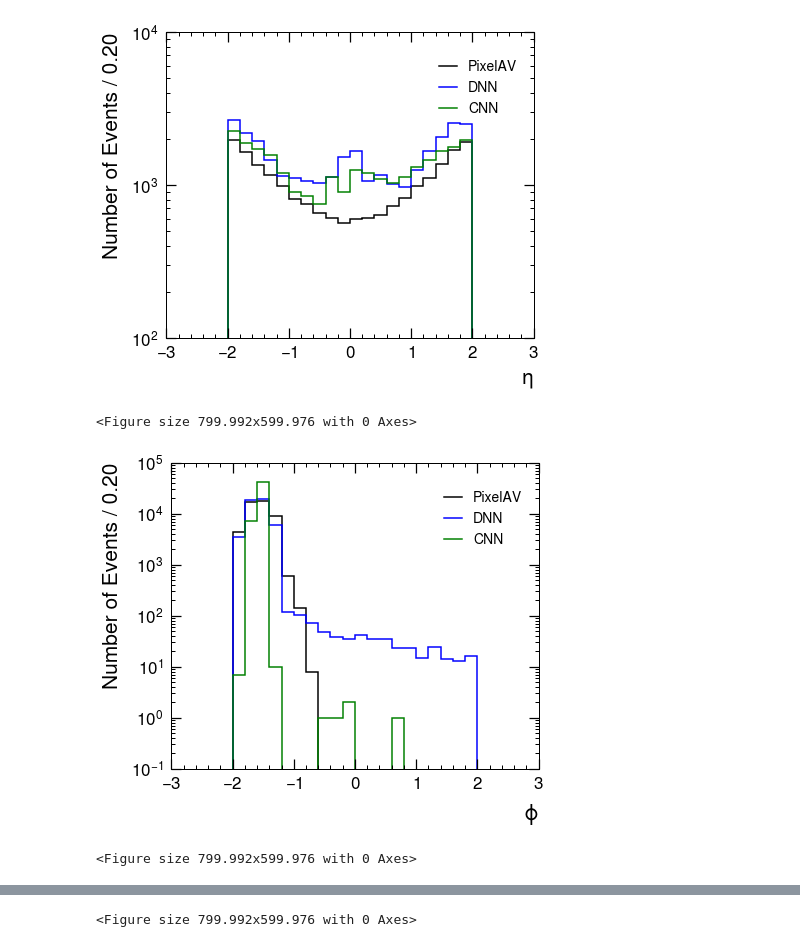
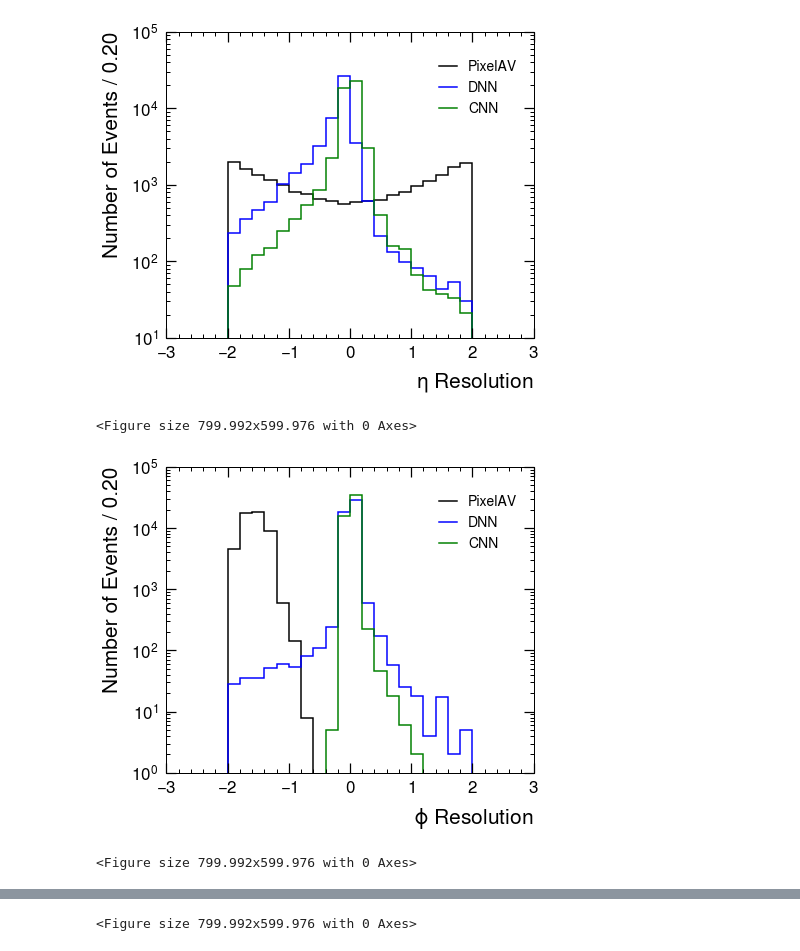
Before and after one commit to kdp-lab/smartpix, a Jupyter notebook: dnn/Plot Resolutions.ipynb, the cells around one changed output, grey strips where cells are left out. Saved outputs shown, nothing was run; the diff lists cells and outputs as text; code cells hidden in the pictures.

Commit message:
testing cnn resolutions

```diff
--- a/dnn/Plot Resolutions.ipynb
+++ b/dnn/Plot Resolutions.ipynb
@@ -46,7 +46,7 @@ models = {
         "color" : "blue",
     },
     "CNN" : {
-        "inFileName" : "/home/abadea/smartpix/cnn/checkpoints/training_2023.11.15.22.39.10/evaluation_results.h5",
+        "inFileName" : "/home/abadea/smartpix/cnn/checkpoints/training_2023.11.16.00.13.37/evaluation_results.h5",
         "color" : "green",
     }
 }
@@ -62,6 +62,7 @@ bins = np.linspace(-2,2,21)
 binW = bins[1]-bins[0]
 lw=1.5
 rasterized = False
+resolution = True
 
 for iL, [var, xlabel] in enumerate(vars):
 
@@ -83,7 +84,7 @@ for iL, [var, xlabel] in enumerate(vars):
     for key, val in models.items():
 
         # draw prediction
-        ax.hist(val[var], #(val[var]-data[var])/data[var],
+        ax.hist((val[var]-data[var])/data[var] if resolution else val[var],
             bins=bins,
             alpha=1.0,
             lw=lw,
@@ -107,7 +108,7 @@ for iL, [var, xlabel] in enumerate(vars):
               handlelength=1.25)
 
     # set labels
-    ax.set_xlabel(xlabel, fontsize=21, labelpad=9, horizontalalignment='right', x=1.0)
+    ax.set_xlabel(xlabel + (" Resolution" if resolution else ""), fontsize=21, labelpad=9, horizontalalignment='right', x=1.0)
     ax.set_ylabel(f"Number of Events / {binW:.2f}" + (" GeV" if "GeV" in xlabel else ""), fontsize=21, labelpad=9, horizontalalignment='right', y=1.0)
 
     # set limits
@@ -118,33 +119,33 @@ for iL, [var, xlabel] in enumerate(vars):
     tick_params_major = {"which"     : "major",
                          "length"    : 10,
                          "width"     : 1.25,
                          "direction" : "in",
                          "right"     : True,
                          "top"       : True,
                          "labelsize" : 17,
                          "pad"       : 8}
     tick_params_minor = {"which"     : "minor",
                          "length"    : 4,
                          "width"     : 1,
                          "direction" : "in",
                          "right"     : True,
                          "top"       : True,
                          "labelsize" : 15}
 
     # ax.xaxis.set_minor_locator(AutoMinorLocator(5))
     # ax.yaxis.set_minor_locator(AutoMinorLocator(5))
     ax.tick_params(**tick_params_major)
     ax.tick_params(**tick_params_minor)
     plt.locator_params(axis='y', nbins=8)
     plt.locator_params(axis='x', nbins=8)
 
     # save
     plt.yscale("log")
     plt.show()
     outFileName = var+".pdf"
     plt.savefig(outFileName, bbox_inches="tight") # _noFirstLayer
 # %% [output]
-[figure, old version]
+[figure, new version]
 <Figure size 799.992x599.976 with 0 Axes>
-[figure, old version]
+[figure, new version]
 <Figure size 799.992x599.976 with 0 Axes>
```
Also changed, not shown: parts of 1 cell of this notebook, 1 other file.
